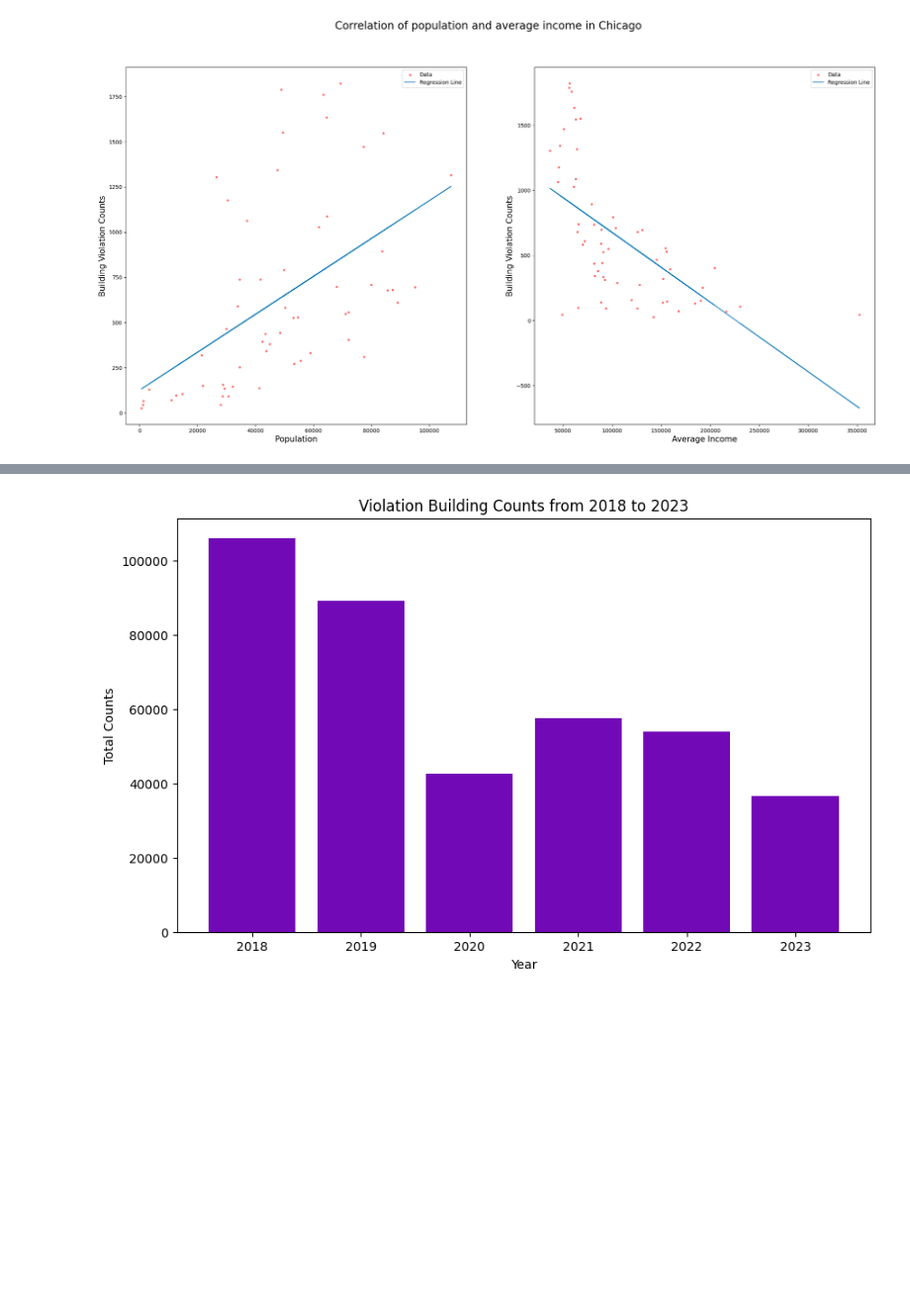
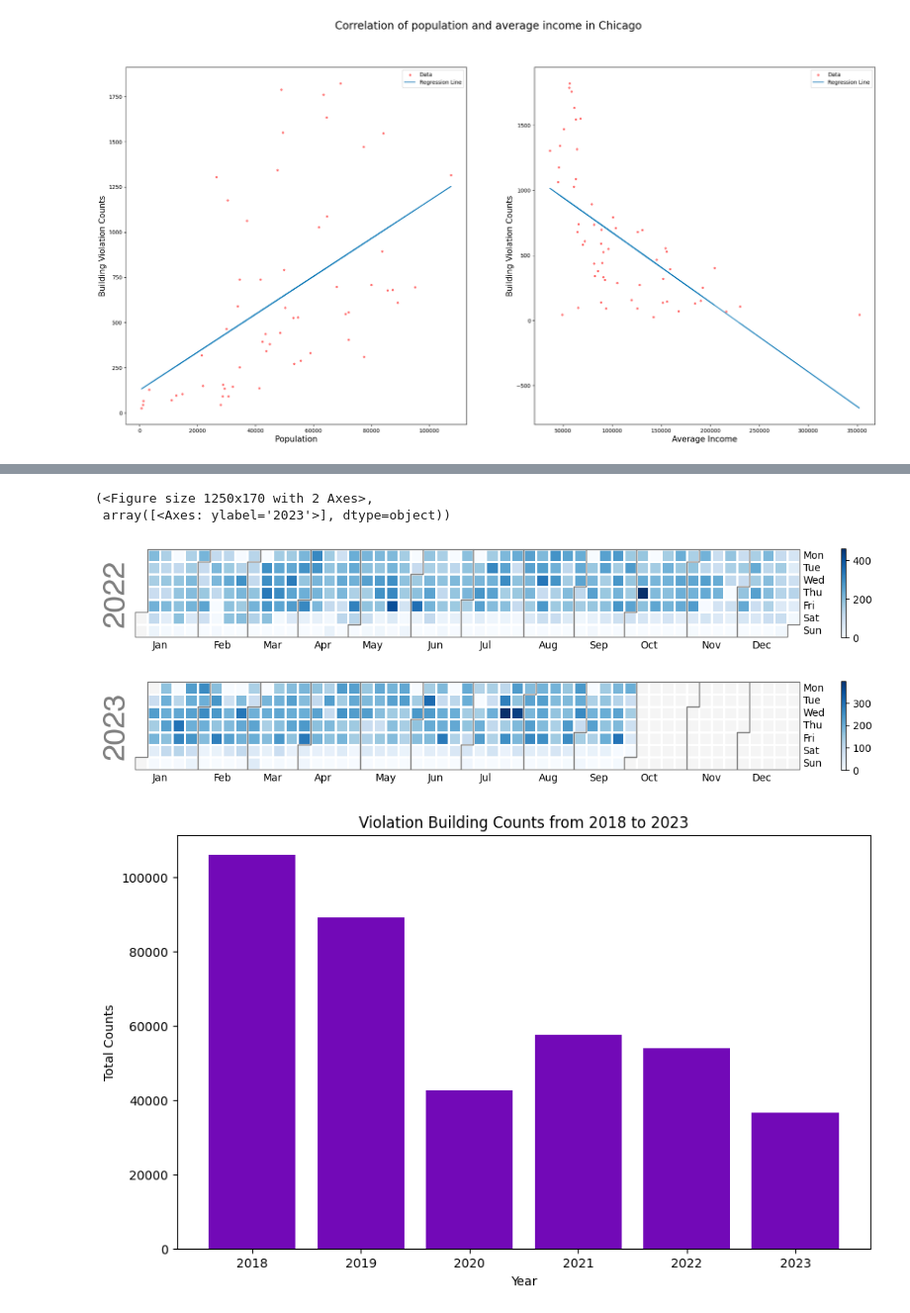
Before and after one commit to uic-cs424/assignment-2-chicago-bears, a Jupyter notebook: main.ipynb, the cells around one changed output, grey strips where cells are left out. Shown: that part at 99% size. Drawn from its saved outputs; the diff is of its cells as text; code cells hidden in the pictures; blank space fills up the shorter version.

```diff
--- a/main.ipynb
+++ b/main.ipynb
@@ -223,3 +276,21 @@ ax.tick_params(axis='both', which='major', labelsize=20)
+# %%
+# 2022
+df_date_count_2022 = gdf_joined_2022.groupby(['VIOLATION DATE']).size().reset_index(name="count")
+df_date_count_2022 = df_date_count_2022.rename(columns={'VIOLATION DATE': 'date'})
+events_2022 = pd.Series(df_date_count_2022['count'].values, df_date_count_2022['date'])
+
+# 2023
+df_date_count_2023 = gdf_joined_2023.groupby(['VIOLATION DATE']).size().reset_index(name="count")
+df_date_count_2023 = df_date_count_2023.rename(columns={'VIOLATION DATE': 'date'})
+events_2023 = pd.Series(df_date_count_2023['count'].values, df_date_count_2023['date'])
+
+calplot.calplot(events_2022, cmap='Blues')
+calplot.calplot(events_2023, cmap='Blues')
+# %% [output]
+(<Figure size 1250x170 with 2 Axes>,
+ array([<Axes: ylabel='2023'>], dtype=object))
+[figure, added]
+[figure, added]
 # %%
 # Generate building violation bar chart from 2018-2023
 years = ['2018', '2019', '2020', '2021', '2022', '2023']
```
Also changed, not shown: parts of 6 cells of this notebook.
